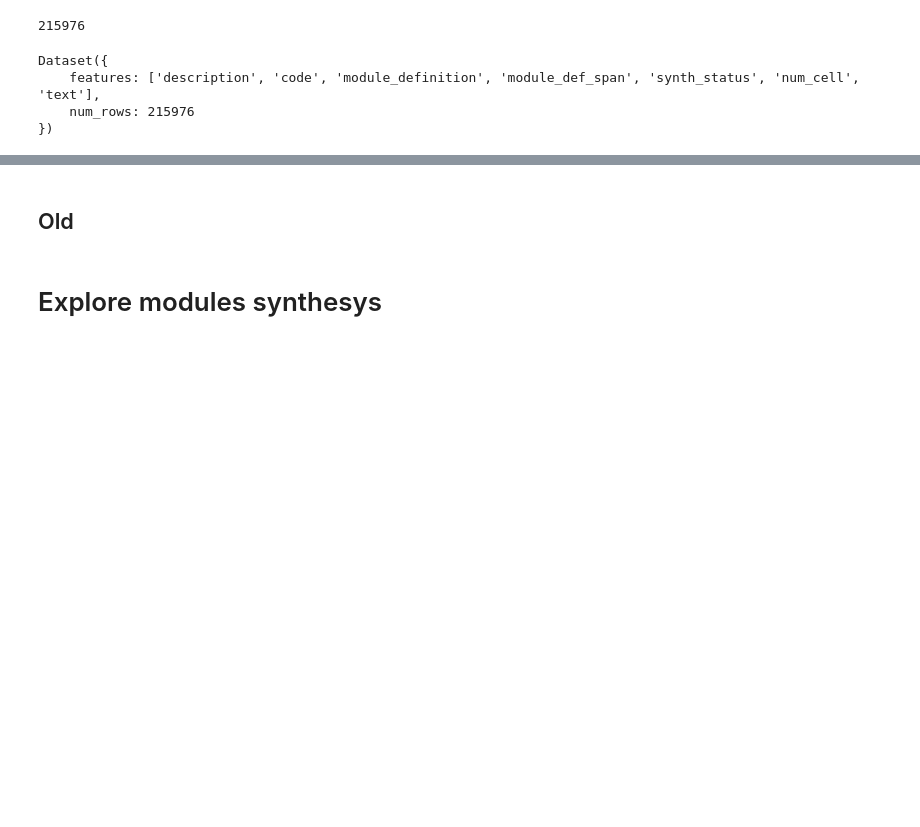
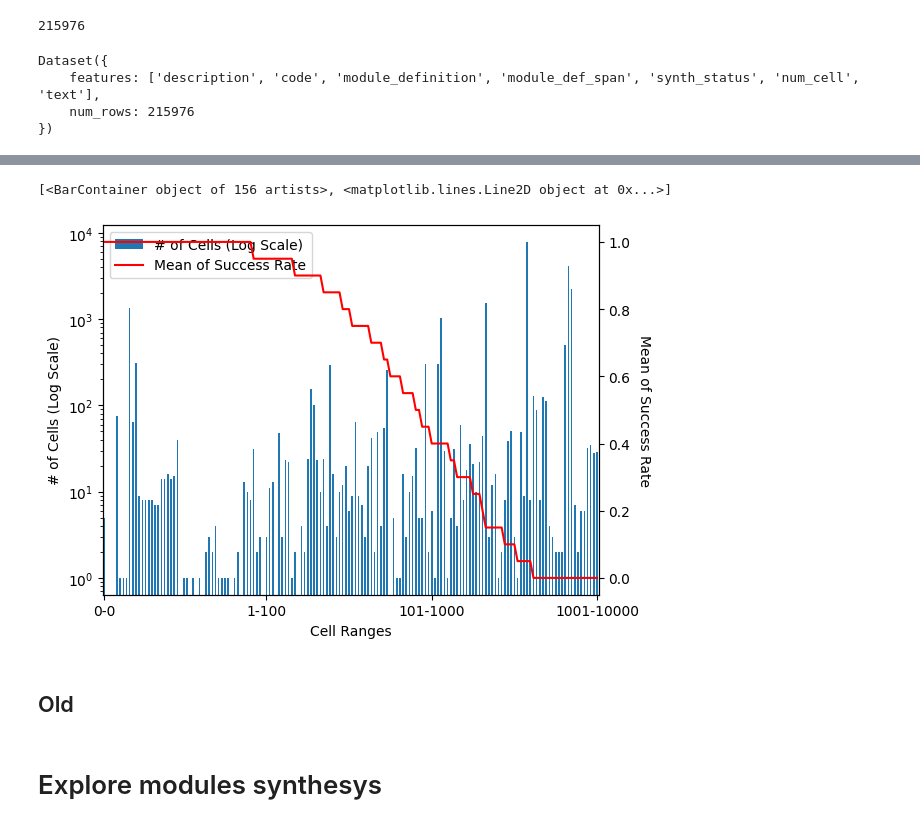
Before and after one commit to ngminhthanh12a3/GNU_COMBA, a Jupyter notebook: src/PyraNetExplore.ipynb, the cells around one changed output, grey strips where cells are left out. Cells and saved outputs as stored; diff of their text form; code cells hidden in the pictures; blank space fills up the shorter version.

```diff
--- a/src/PyraNetExplore.ipynb
+++ b/src/PyraNetExplore.ipynb
@@ -1122,0 +1335,3 @@ Dataset({
+# %%
+df_VE_csv = df_VE_csv.sort_values(by=[3], ascending=False)
+df_VE_csv
@@ -1123,3 +1352,21 @@ Dataset({
+# %%
+from matplotlib.backends.backend_pdf import PdfPages
+with PdfPages('PyranetStatisticData/all_plot_VE_stat_v2.pdf') as pdf:
+    ax = df_VE_csv[4].plot(kind='bar', xticks=[], logy=True, label="# of Cells (Log Scale)")
+    ax.set_ylabel("# of Cells (Log Scale)")
+    ax.set_xlabel("Cell Ranges")
+    ax2 = ax.twinx()
+    ax2.set_ylabel("Mean of Success Rate", rotation=270, labelpad=15)
+    line_2d = ax2.plot(range(len(df_VE_csv)), df_VE_csv[3], color='red', label="Mean of Success Rate")
+    ax2.set_xticks(df_VE_stat_2_idx, df_VE_stat_2.index.to_list())
+
+    legend_handles = [ax.get_legend_handles_labels()[0][0], line_2d[0]]
+    print(legend_handles)
+    ax.legend(handles=legend_handles)
+    pdf.savefig()  # Save the first plot
+# %% [output]
+[<BarContainer object of 156 artists>, <matplotlib.lines.Line2D object at 0x...>]
+[figure, added]
 # %% [markdown]
 ## Old
 # %% [markdown]
```
Also changed, not shown: parts of 16 cells of this notebook, 21 other files.
